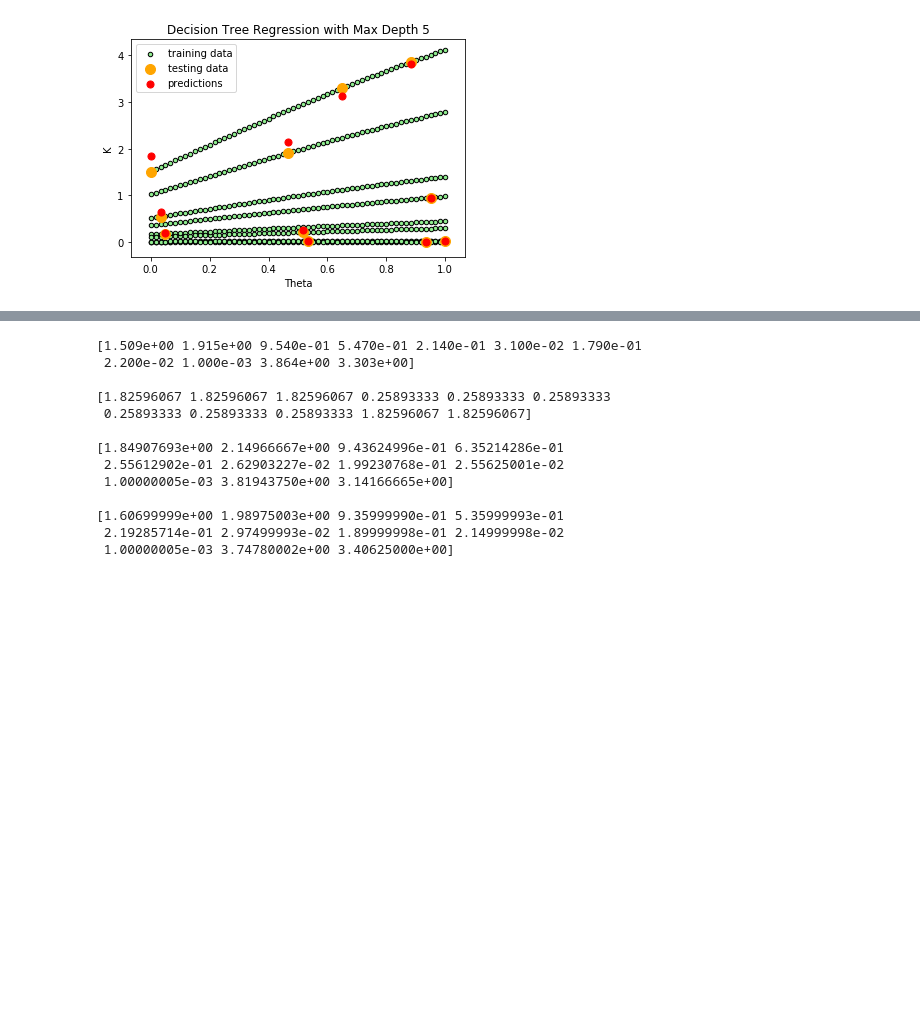
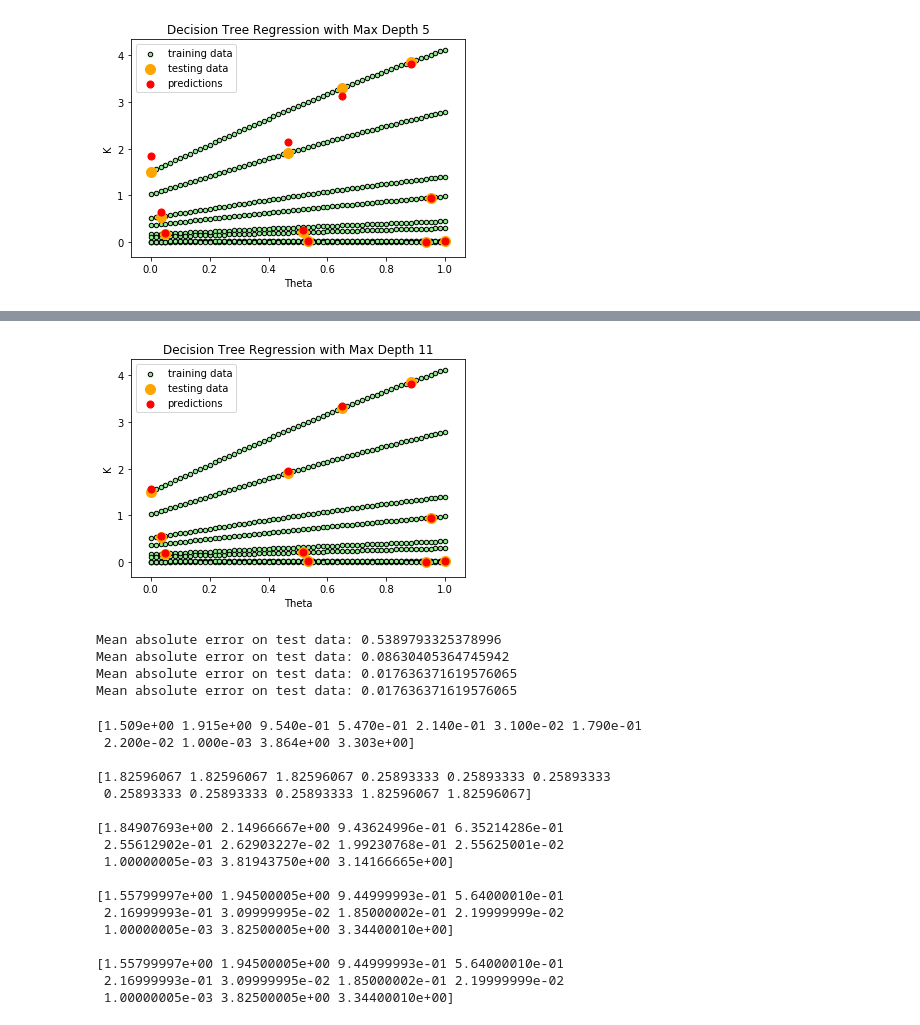
Before and after one commit to tz-earl/K-values-machine-model, a Jupyter notebook: K-values-decision-tree-regressor.ipynb, the cells around one changed output, grey strips where cells are left out. Cells and saved outputs as stored; diff of their text form; code cells hidden in the pictures; blank space fills up the shorter version.

```diff
--- a/K-values-decision-tree-regressor.ipynb
+++ b/K-values-decision-tree-regressor.ipynb
@@ -154,0 +137,13 @@ print('Mean error % on test set: {}'.format(cum_errors / cum_outputs * 100))
+# %%
+## Train  a decision tree regressor
+max_depth = 11
+regr_4 = tree.DecisionTreeRegressor(max_depth=max_depth)
+regr_4.fit(features, correct_outputs)
+
+## Run the decision tree against the test data to get predictions
+predictions_4 = regr_4.predict(np_test_features)
+
+## Display a scatter plot of predicted vs. actual
+plot_predictions(predictions_4, max_depth)
+# %% [output]
+[figure, added]
@@ -155,8 +157,19 @@ print('Mean error % on test set: {}'.format(cum_errors / cum_outputs * 100))
+# %%
+calc_mean_error(test_values, predictions_1)
+calc_mean_error(test_values, predictions_2)
+calc_mean_error(test_values, predictions_3)
+calc_mean_error(test_values, predictions_4)
+# %% [output]
+Mean absolute error on test data: 0.5389793325378996
+Mean absolute error on test data: 0.08630405364745942
+Mean absolute error on test data: 0.017636371619576065
+Mean absolute error on test data: 0.017636371619576065
 # %%
 print(test_values, '\n')
 print(predictions_1, '\n')
 print(predictions_2, '\n')
 print(predictions_3, '\n')
+print(predictions_4, '\n')
 # %% [output]
 [1.509e+00 1.915e+00 9.540e-01 5.470e-01 2.140e-01 3.100e-02 1.790e-01
  2.200e-02 1.000e-03 3.864e+00 3.303e+00]
@@ -168,6 +181,10 @@ print(predictions_3, '\n')
  2.55612902e-01 2.62903227e-02 1.99230768e-01 2.55625001e-02
  1.00000005e-03 3.81943750e+00 3.14166665e+00]
 
-[1.60699999e+00 1.98975003e+00 9.35999990e-01 5.35999993e-01
- 2.19285714e-01 2.97499993e-02 1.89999998e-01 2.14999998e-02
- 1.00000005e-03 3.74780002e+00 3.40625000e+00]
+[1.55799997e+00 1.94500005e+00 9.44999993e-01 5.64000010e-01
+ 2.16999993e-01 3.09999995e-02 1.85000002e-01 2.19999999e-02
+ 1.00000005e-03 3.82500005e+00 3.34400010e+00]
+
+[1.55799997e+00 1.94500005e+00 9.44999993e-01 5.64000010e-01
+ 2.16999993e-01 3.09999995e-02 1.85000002e-01 2.19999999e-02
+ 1.00000005e-03 3.82500005e+00 3.34400010e+00]
```
Also changed, not shown: parts of 4 cells of this notebook.
